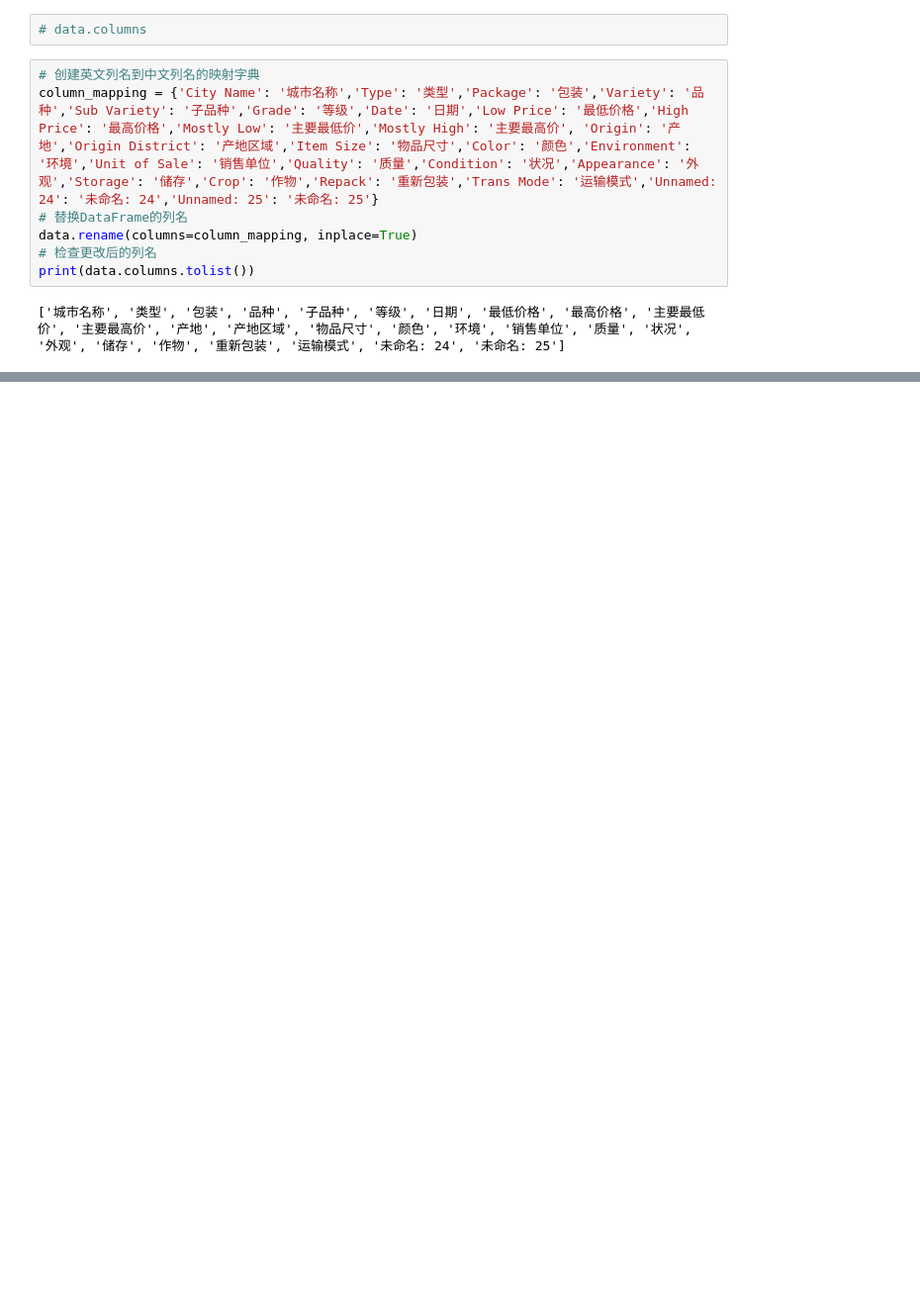
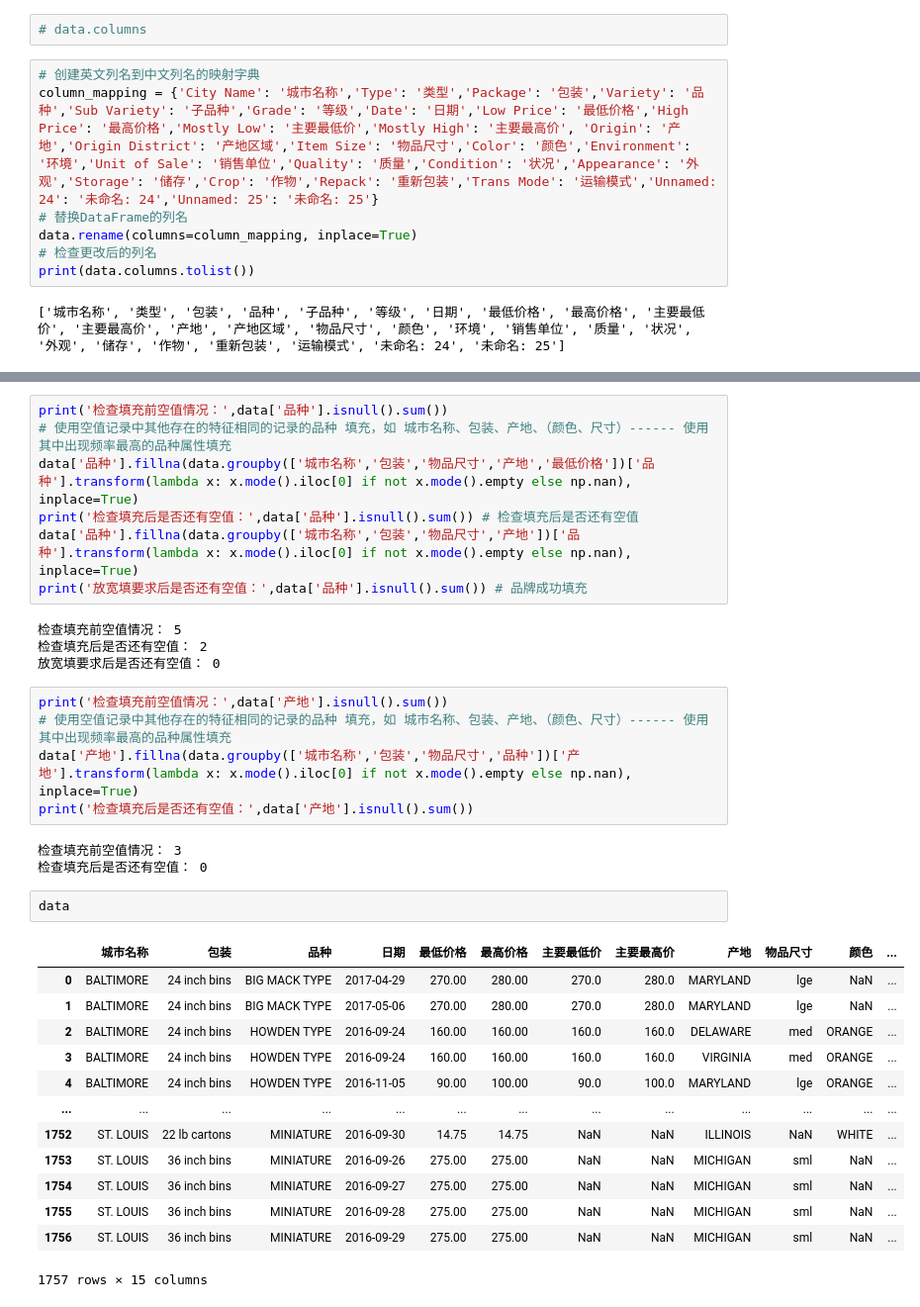
Before and after one commit to liushisi7/liushisi7_xiaoxueqi_renmeng, a Jupyter notebook: 作业二/matplotlib_数据可视化.ipynb, the cells around one changed output, grey strips where cells are left out. Shown at 99% size. Cells and saved outputs as stored; diff of their text form; blank space fills up the shorter version.

```diff
--- a/作业二/matplotlib_数据可视化.ipynb
+++ b/作业二/matplotlib_数据可视化.ipynb
@@ -73,0 +157,35 @@ Index(['City Name', 'Type', 'Package', 'Variety', 'Sub Variety', 'Grade',
+# %%
+print('检查填充前空值情况：',data['品种'].isnull().sum())
+# 使用空值记录中其他存在的特征相同的记录的品种 填充，如 城市名称、包装、产地、（颜色、尺寸）------ 使用其中出现频率最高的品种属性填充
+data['品种'].fillna(data.groupby(['城市名称','包装','物品尺寸','产地','最低价格'])['品种'].transform(lambda x: x.mode().iloc[0] if not x.mode().empty else np.nan), inplace=True)
+print('检查填充后是否还有空值：',data['品种'].isnull().sum()) # 检查填充后是否还有空值
+data['品种'].fillna(data.groupby(['城市名称','包装','物品尺寸','产地'])['品种'].transform(lambda x: x.mode().iloc[0] if not x.mode().empty else np.nan), inplace=True)
+print('放宽填要求后是否还有空值：',data['品种'].isnull().sum()) # 品牌成功填充
+# %% [output]
+检查填充前空值情况： 5
+检查填充后是否还有空值： 2
+放宽填要求后是否还有空值： 0
+# %%
+print('检查填充前空值情况：',data['产地'].isnull().sum())
+# 使用空值记录中其他存在的特征相同的记录的品种 填充，如 城市名称、包装、产地、（颜色、尺寸）------ 使用其中出现频率最高的品种属性填充
+data['产地'].fillna(data.groupby(['城市名称','包装','物品尺寸','品种'])['产地'].transform(lambda x: x.mode().iloc[0] if not x.mode().empty else np.nan), inplace=True)
+print('检查填充后是否还有空值：',data['产地'].isnull().sum())
+# %% [output]
+检查填充前空值情况： 3
+检查填充后是否还有空值： 0
+# %%
+data
+# %% [output]
+|  | 城市名称 | 包装 | 品种 | 日期 | 最低价格 | 最高价格 | 主要最低价 | 主要最高价 | 产地 | 物品尺寸 | 颜色 | ... |
+| 0 | BALTIMORE | 24 inch bins | BIG MACK TYPE | 2017-04-29 | 270.00 | 280.00 | 270.0 | 280.0 | MARYLAND | lge | NaN | ... |
+| 1 | BALTIMORE | 24 inch bins | BIG MACK TYPE | 2017-05-06 | 270.00 | 280.00 | 270.0 | 280.0 | MARYLAND | lge | NaN | ... |
+| 2 | BALTIMORE | 24 inch bins | HOWDEN TYPE | 2016-09-24 | 160.00 | 160.00 | 160.0 | 160.0 | DELAWARE | med | ORANGE | ... |
+| 3 | BALTIMORE | 24 inch bins | HOWDEN TYPE | 2016-09-24 | 160.00 | 160.00 | 160.0 | 160.0 | VIRGINIA | med | ORANGE | ... |
+| 4 | BALTIMORE | 24 inch bins | HOWDEN TYPE | 2016-11-05 | 90.00 | 100.00 | 90.0 | 100.0 | MARYLAND | lge | ORANGE | ... |
+| ... | ... | ... | ... | ... | ... | ... | ... | ... | ... | ... | ... | ... |
+| 1752 | ST. LOUIS | 22 lb cartons | MINIATURE | 2016-09-30 | 14.75 | 14.75 | NaN | NaN | ILLINOIS | NaN | WHITE | ... |
+| 1753 | ST. LOUIS | 36 inch bins | MINIATURE | 2016-09-26 | 275.00 | 275.00 | NaN | NaN | MICHIGAN | sml | NaN | ... |
+| 1754 | ST. LOUIS | 36 inch bins | MINIATURE | 2016-09-27 | 275.00 | 275.00 | NaN | NaN | MICHIGAN | sml | NaN | ... |
+| 1755 | ST. LOUIS | 36 inch bins | MINIATURE | 2016-09-28 | 275.00 | 275.00 | NaN | NaN | MICHIGAN | sml | NaN | ... |
+| 1756 | ST. LOUIS | 36 inch bins | MINIATURE | 2016-09-29 | 275.00 | 275.00 | NaN | NaN | MICHIGAN | sml | NaN | ... |
+1757 rows × 15 columns
```
Also changed, not shown: parts of 18 cells of this notebook.
